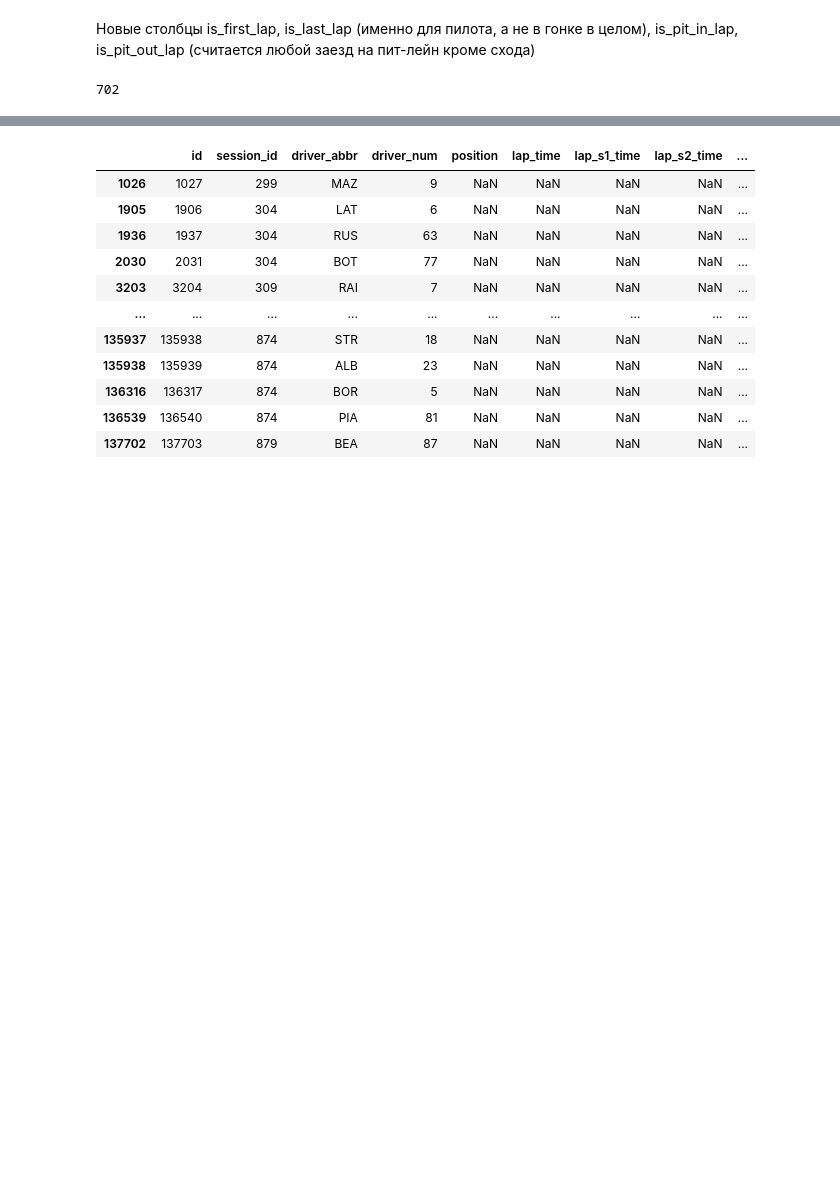
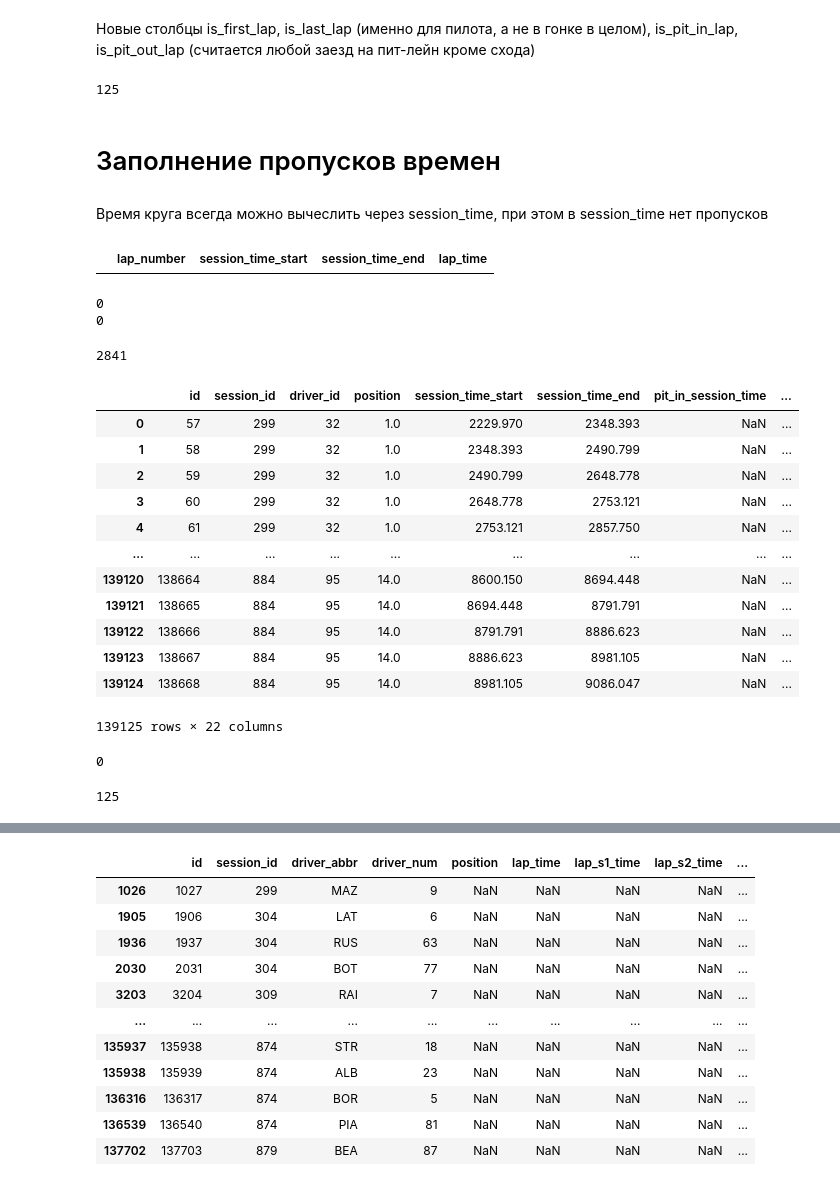
Before and after one commit to maximakhmin/f1pace, a Jupyter notebook: analyze/analyze.ipynb, the cells around one changed output, grey strips where cells are left out. Saved outputs shown, nothing was run; the diff lists cells and outputs as text; code cells hidden in the pictures; blank space fills up the shorter version.

```diff
--- a/analyze/analyze.ipynb
+++ b/analyze/analyze.ipynb
@@ -153,22 +39,24 @@ laps_filled.to_sql("laps_cleaned", engine, if_exists='replace', index=False)
 # %%
-laps_filled["is_first_lap"] = laps_filled.apply(lambda row : True if row["lap_number"] == 1 else False, axis=1)
+laps_cleaned["is_first_lap"] = laps_cleaned.apply(lambda row : True if row["lap_number"] == 1 else False, axis=1)
 # %%
-laps_filled["is_last_lap"] = False
-last_laps = laps_filled.groupby(["session_id", "driver_num"])["id"].last().values
+laps_cleaned["is_last_lap"] = False
+last_laps = laps_cleaned.groupby(["session_id", "driver_id"])["id"].last().values
 for last_lap_id in last_laps:
-    laps_filled.loc[laps_filled["id"] == last_lap_id, "is_last_lap"] = True
+    laps_cleaned.loc[laps_cleaned["id"] == last_lap_id, "is_last_lap"] = True
 # %%
-laps_filled["is_pit_out_lap"] = False
-pit_in_laps = laps_filled.groupby(["session_id", "driver_num"])["stint_number"].diff()
+laps_cleaned["is_pit_out_lap"] = False
+pit_in_laps = laps_cleaned.groupby(["session_id", "driver_id"])["stint_number"].diff()
 
-laps_filled.loc[(pit_in_laps > 0), "is_pit_out_lap"] = True
+laps_cleaned.loc[(pit_in_laps > 0), "is_pit_out_lap"] = True
 # %%
-laps_filled["is_pit_in_lap"] = False
+laps_cleaned["is_pit_in_lap"] = False
 
-mask = laps_filled["is_pit_out_lap"].shift(-1) == True
+mask = laps_cleaned["is_pit_out_lap"].shift(-1) == True
 
-laps_filled.loc[mask, "is_pit_in_lap"] = True
+laps_cleaned.loc[mask, "is_pit_in_lap"] = True
 # %%
-laps_filled.to_sql("laps_cleaned", engine, if_exists='replace', index=False)
+laps_cleaned.to_sql("laps_cleaned", engine, if_exists='replace', index=False)
 # %% [output]
-702
+125
+# %% [markdown]
+# Заполнение пропусков времен
@@ -175 +83,54 @@ laps_filled.to_sql("laps_cleaned", engine, if_exists='replace', index=False)
+# %% [markdown]
+Время круга всегда можно вычеслить через session_time, при этом в session_time нет пропусков
+# %%
+mask = (
+    (~ pd.isna(laps["lap_time"])) &
+    ~(laps["lap_time"].round(3) == (laps["session_time_end"] - laps["session_time_start"]).round(3)) &
+    (laps["driver_id"] == laps["driver_id"].shift()) &
+    (laps["session_id"] == laps["session_id"].shift())
+
+)
+
+laps[mask][["lap_number", "session_time_start", "session_time_end", "lap_time",]]
+# %% [output]
+|  | lap_number | session_time_start | session_time_end | lap_time |
+# %%
+print(len(laps[(pd.isna(laps["session_time_start"]))]))
+print(len(laps[(pd.isna(laps["session_time_end"]))]))
+# %% [output]
+0
+0
+# %%
+len(laps[(pd.isna(laps["lap_time"]))])
+# %% [output]
+2841
+# %%
+mask = (
+    (pd.isna(laps_cleaned["lap_time"]))
+)
+
+laps_cleaned.loc[mask, "lap_time"] = laps_cleaned.loc[mask, "session_time_end"] - laps_cleaned.loc[mask, "session_time_start"]
+laps_cleaned
+# %% [output]
+|  | id | session_id | driver_id | position | session_time_start | session_time_end | pit_in_session_time | ... |
+| 0 | 57 | 299 | 32 | 1.0 | 2229.970 | 2348.393 | NaN | ... |
+| 1 | 58 | 299 | 32 | 1.0 | 2348.393 | 2490.799 | NaN | ... |
+| 2 | 59 | 299 | 32 | 1.0 | 2490.799 | 2648.778 | NaN | ... |
+| 3 | 60 | 299 | 32 | 1.0 | 2648.778 | 2753.121 | NaN | ... |
+| 4 | 61 | 299 | 32 | 1.0 | 2753.121 | 2857.750 | NaN | ... |
+| ... | ... | ... | ... | ... | ... | ... | ... | ... |
+| 139120 | 138664 | 884 | 95 | 14.0 | 8600.150 | 8694.448 | NaN | ... |
+| 139121 | 138665 | 884 | 95 | 14.0 | 8694.448 | 8791.791 | NaN | ... |
+| 139122 | 138666 | 884 | 95 | 14.0 | 8791.791 | 8886.623 | NaN | ... |
+| 139123 | 138667 | 884 | 95 | 14.0 | 8886.623 | 8981.105 | NaN | ... |
+| 139124 | 138668 | 884 | 95 | 14.0 | 8981.105 | 9086.047 | NaN | ... |
+139125 rows × 22 columns
+# %%
+len(laps_cleaned[(pd.isna(laps_cleaned["lap_time"]))])
+# %% [output]
+0
+# %%
+laps_cleaned.to_sql("laps_cleaned", engine, if_exists='replace', index=False)
+# %% [output]
+125
 # %% [markdown]
```
Also changed, not shown: parts of 21 cells of this notebook, 3 other files.
